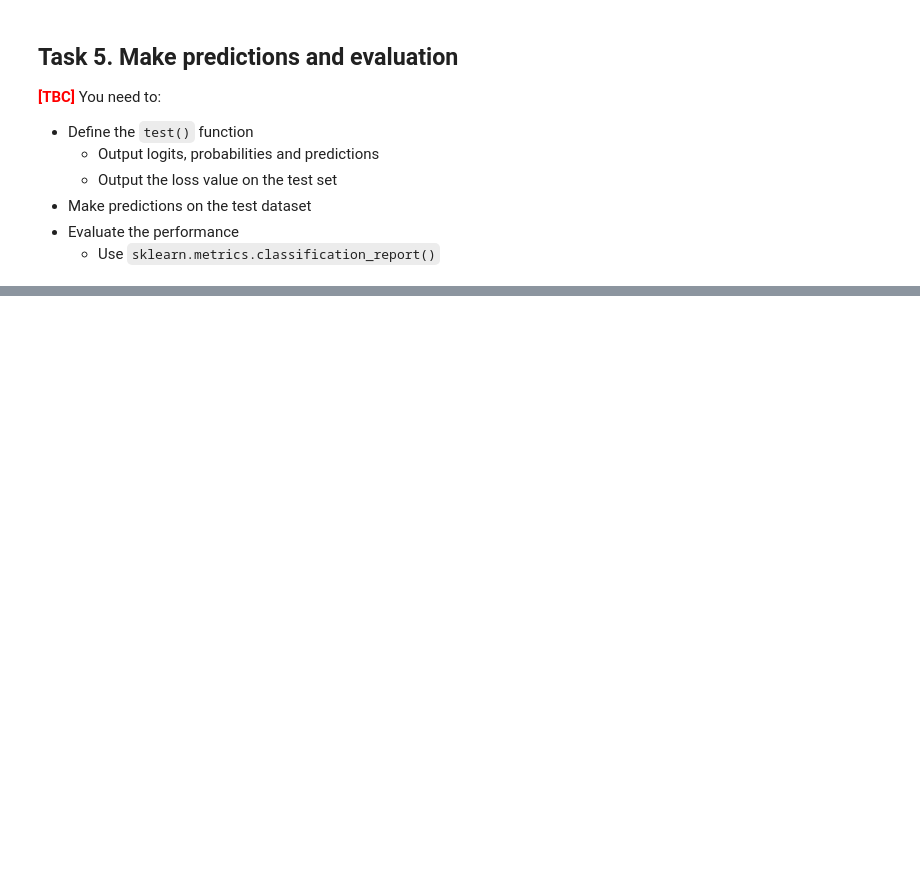
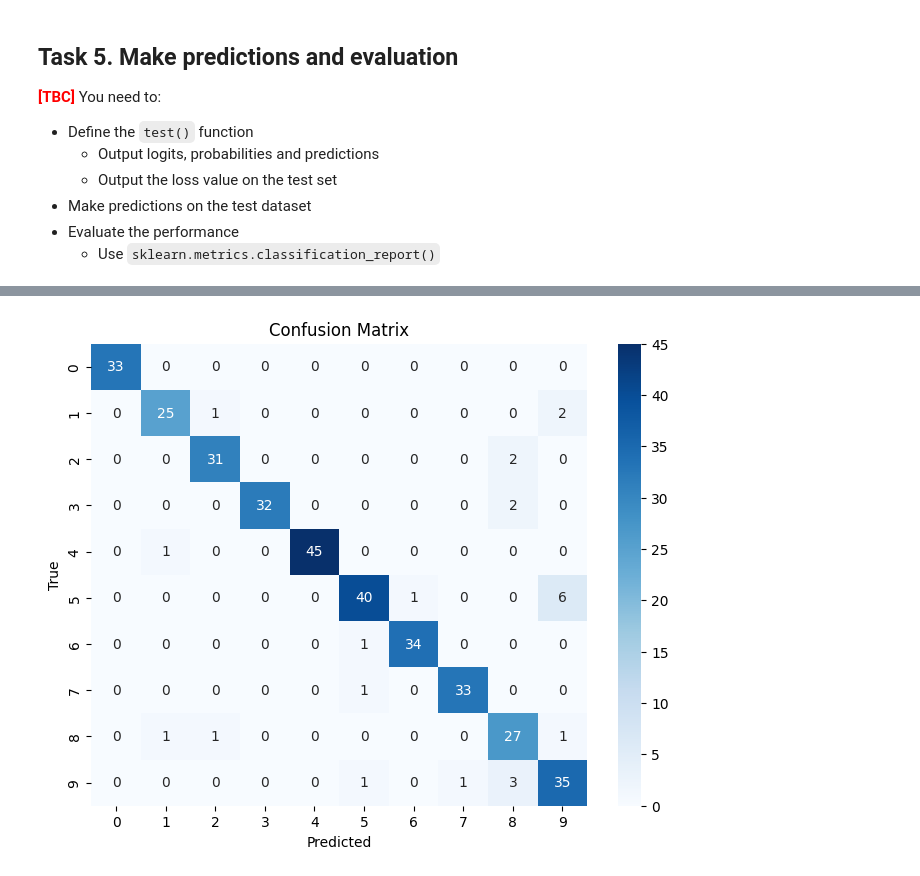
Before and after one commit to Jhonnatan7br/AI-M.L-D.L-and-LLM, a Jupyter notebook: ML Guides - Tianyuan ZHANG ML Course/Deep_Learning/5.1 Exercise 05 ANN for Classification - Assignment.ipynb, the cells around one changed output, grey strips where cells are left out. Saved outputs shown, nothing was run; the diff lists cells and outputs as text; code cells hidden in the pictures; blank space fills up the shorter version.

```diff
--- a/ML Guides - Tianyuan ZHANG ML Course/Deep_Learning/5.1 Exercise 05 ANN for Classification - Assignment.ipynb
+++ b/ML Guides - Tianyuan ZHANG ML Course/Deep_Learning/5.1 Exercise 05 ANN for Classification - Assignment.ipynb
@@ -289,3 +289,14 @@ torch.save(model.state_dict(), file_name)
 print('Saved PyTorch Model State to ' + file_name)
 # %% [output]
 Saved PyTorch Model State to digit_classifier1.pth
+# %%
+# Create an instance of the ANN
+model_to_load = MultiClassClassificationANN(input_size, hidden_size, output_size, dropout_rate)
+
+# Load the saved model state dictionary
+model_to_load.load_state_dict(torch.load(file_name))
+
+# Set the model to evaluation mode
+model_to_load.eval()
+
+print('Loaded PyTorch Model State from ' + file_name)
@@ -301,3 +314,77 @@ Saved PyTorch Model State to digit_classifier1.pth
     - Use `sklearn.metrics.classification_report()`
 # %%
 # [TBC] complete your code here with proper comments
+from torch.nn.functional import softmax
+from sklearn.metrics import classification_report
+import numpy as np
+import matplotlib.pyplot as plt
+import seaborn as sns
+from sklearn.metrics import confusion_matrix
+
+def test(model, test_loader, loss_function):
+    model.eval()  # Set the model to evaluation mode
+    all_logits = []
+    all_probs = []
+    all_preds = []
+    all_targets = []
+    test_loss = 0
+
+    with torch.no_grad():
+        for inputs, targets in test_loader:
+            logits = model(inputs)
+            loss = loss_function(logits, torch.max(targets, 1)[1])
+            test_loss += loss.item()
+
+            probs = softmax(logits, dim=1)
+            preds = torch.max(probs, 1)[1]
+
+            all_logits.append(logits)
+            all_probs.append(probs)
+            all_preds.append(preds)
+            all_targets.append(targets)
+
+    # Concatenate all batches
+    all_logits = torch.cat(all_logits, dim=0)
+    all_probs = torch.cat(all_probs, dim=0)
+    all_preds = torch.cat(all_preds, dim=0)
+    all_targets = torch.cat(all_targets, dim=0)
+
+    # Convert targets to the same format as predictions
+    all_targets = torch.max(all_targets, 1)[1]
+
+    # Calculate average loss over all the test data
+    avg_test_loss = test_loss / len(test_loader)
+    print(f'Loss on the test set: {avg_test_loss:.4f}')
+
+    # Classification report
+    print(classification_report(all_targets.cpu(), all_preds.cpu(), digits=3))
+
+    # Confusion Matrix
+    cm = confusion_matrix(all_targets.cpu(), all_preds.cpu())
+    plt.figure(figsize=(8, 6))
+    sns.heatmap(cm, annot=True, fmt='d', cmap='Blues', xticklabels=range(10), yticklabels=range(10))
+    plt.xlabel('Predicted')
+    plt.ylabel('True')
+    plt.title('Confusion Matrix')
+    plt.show()
+
+    # Probability Distribution Plot
+    class_names = [str(i) for i in range(10)]  # Assuming 10 classes
+    plt.figure(figsize=(10, 6))
+    for i in range(10):  # Assuming 10 classes
+        plt.hist(probs[:, i], bins=20, alpha=0.5, label=class_names[i], density=True)
+    plt.xlabel('Probability')
+    plt.ylabel('Density')
+    plt.title('Probability Distribution')
+    plt.legend()
+    plt.show()
+
+
+
+
+    return all_logits, all_probs, all_preds, avg_test_loss
+
+# Call the test function
+loss_function = nn.CrossEntropyLoss()  # Recreate the loss function
+logits, probs, preds, test_loss = test(model_to_load, test_loader, loss_function)
+# %% [output]
@@ -303,0 +408 @@ Saved PyTorch Model State to digit_classifier1.pth
+[figure, added]
```
Also changed, not shown: parts of 2 cells of this notebook.
